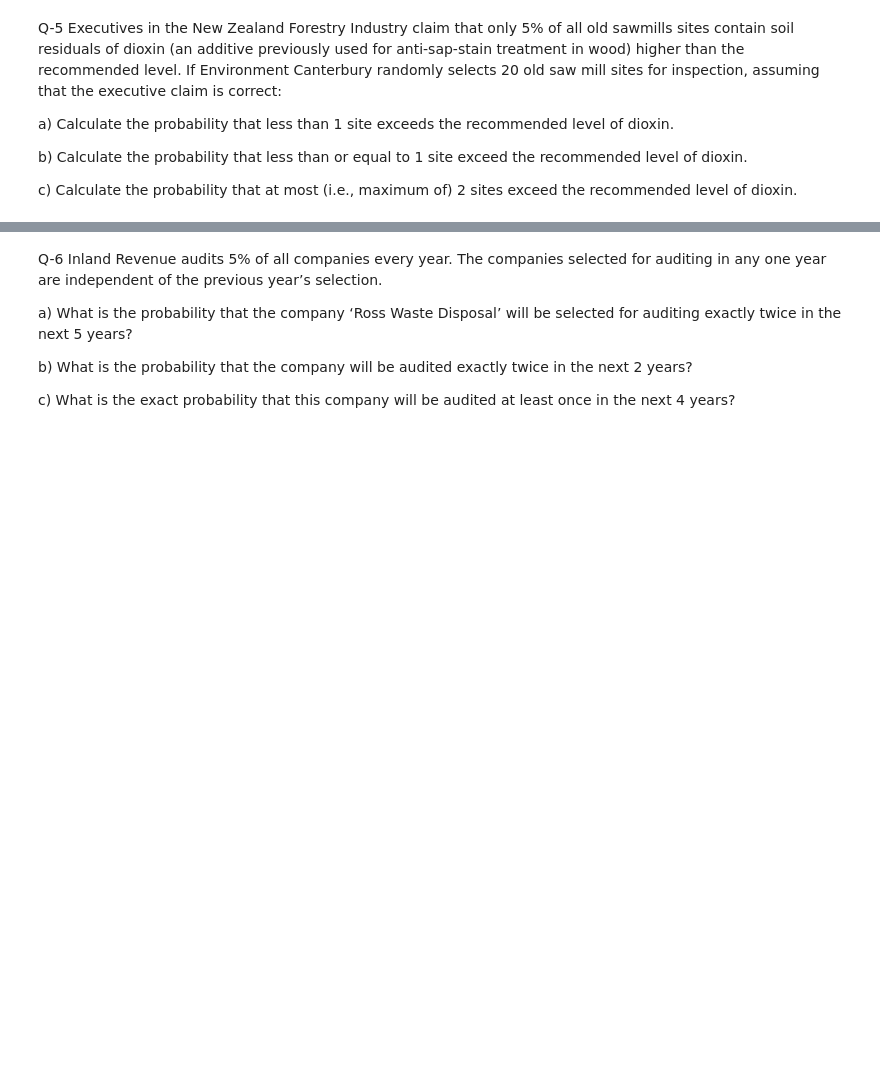
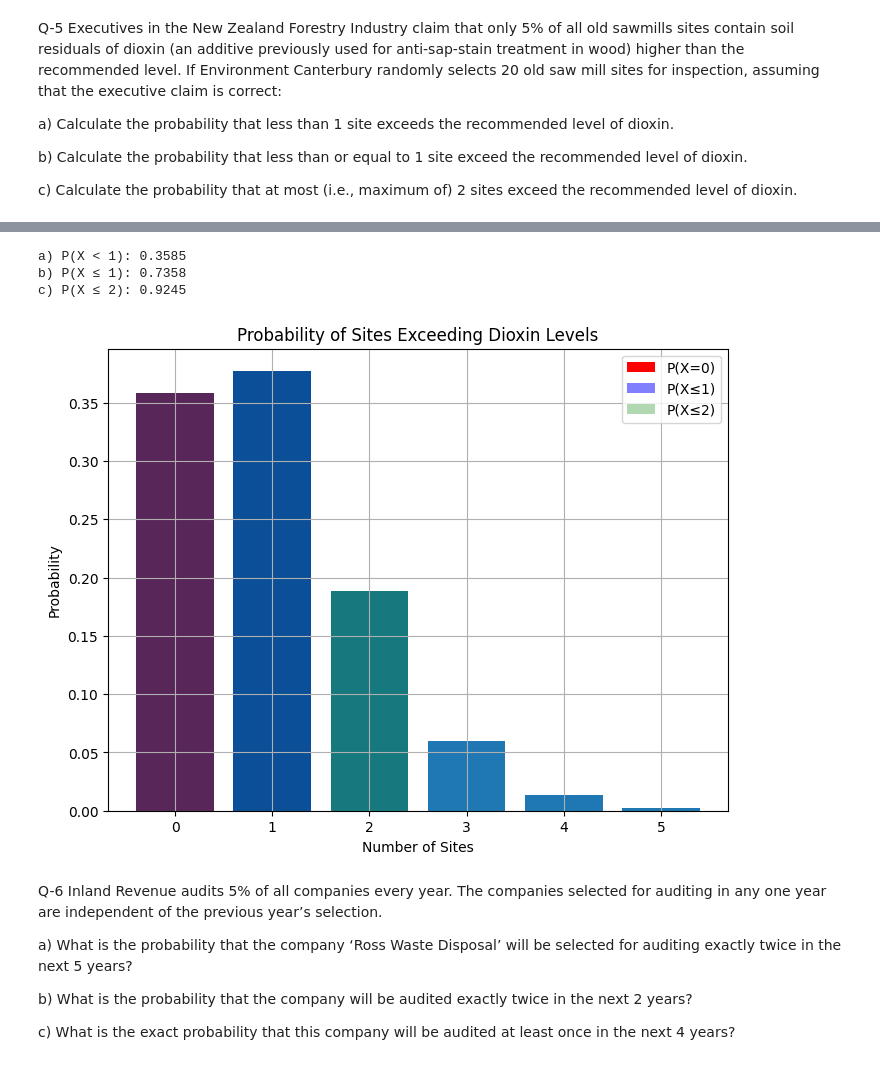
Before and after one commit to Moavia-Hassan/MS-Data-Science, a Jupyter notebook: Assignment_3_MoaviaHassan_24_MS_DS_09.ipynb, the cells around one changed output, grey strips where cells are left out. Cells and saved outputs as stored; diff of their text form; code cells hidden in the pictures; blank space fills up the shorter version.

```diff
--- a/Assignment_3_MoaviaHassan_24_MS_DS_09.ipynb
+++ b/Assignment_3_MoaviaHassan_24_MS_DS_09.ipynb
@@ -130,3 +866,40 @@ recommended level of dioxin.
+# %%
+from scipy.stats import binom
+import numpy as np
+import matplotlib.pyplot as plt
+
+n = 20
+p = 0.05
+
+# Calculations
+prob_a = binom.pmf(0, n, p)  # P(X < 1)
+prob_b = binom.pmf(0, n, p) + binom.pmf(1, n, p)  # P(X ≤ 1)
+prob_c = binom.cdf(2, n, p)  # P(X ≤ 2)
+
+print(f"a) P(X < 1): {prob_a:.4f}")   # 0.3585 or 35.85%
+print(f"b) P(X ≤ 1): {prob_b:.4f}")   # 0.7358 or 73.58%
+print(f"c) P(X ≤ 2): {prob_c:.4f}")   # 0.9245 or 92.45%
+
+# Visualization
+x = np.arange(0, 6)
+pmf = binom.pmf(x, n, p)
+
+plt.figure(figsize=(8, 6))
+plt.bar(x, pmf)
+plt.bar(0, pmf[0], color='red', label='P(X=0)')
+plt.bar([0,1], [pmf[0],pmf[1]], color='blue', alpha=0.5, label='P(X≤1)')
+plt.bar([0,1,2], [pmf[0],pmf[1],pmf[2]], color='green', alpha=0.3, label='P(X≤2)')
+plt.title('Probability of Sites Exceeding Dioxin Levels')
+plt.xlabel('Number of Sites')
+plt.ylabel('Probability')
+plt.legend()
+plt.grid(True)
+plt.show()
+# %% [output]
+a) P(X < 1): 0.3585
+b) P(X ≤ 1): 0.7358
+c) P(X ≤ 2): 0.9245
+[figure, added]
 # %% [markdown]
 Q-6 Inland Revenue audits 5% of all companies every year. The companies selected
 for auditing in any one year are independent of the previous year’s selection.
```
Also changed, not shown: parts of 10 cells of this notebook.
